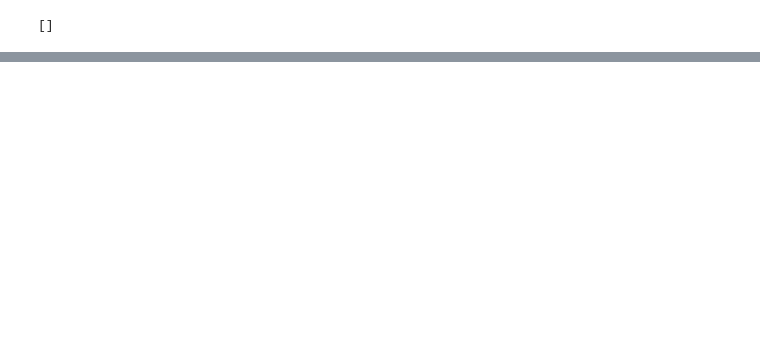
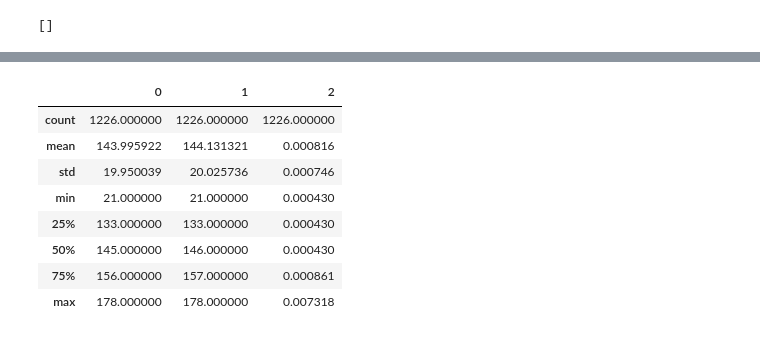
Before and after one commit to cplalexandtang/DataContest2019, a Jupyter notebook: Simulation.ipynb, the cells around one changed output, grey strips where cells are left out. Saved outputs shown, nothing was run; the diff lists cells and outputs as text; code cells hidden in the pictures; blank space fills up the shorter version.

```diff
--- a/Simulation.ipynb
+++ b/Simulation.ipynb
@@ -165,0 +168,29 @@ plt.plot()
+# %%
+import numpy as np
+
+count = 0
+channelList = list(channelMapper.values())
+channelList.append("其他")
+tMatrix = np.zeros((len(channelList), len(channelList)))
+npcList = np.array(cList).T
+for lis in npcList:
+    for i in range(len(lis)-1):
+        try:
+            x = channelList.index(lis[i])
+        except:
+            x = len(channelList)-1
+        try:
+            y = channelList.index(lis[i+1])
+        except:
+            y = len(channelList)-1
+
+        tMatrix[x][y] += 1
+        count += 1
+
+result = []
+_x, _y = np.nonzero(tMatrix)
+for i in range(_x.shape[0]):
+    result.append([_x[i], _y[i], tMatrix[_x[i]][_y[i]]/count])
+
+rdf = pd.DataFrame(result)
+rdf
@@ -165,0 +216,12 @@ plt.plot()
+# %%
+rdf.describe()
+# %% [output]
+|  | 0 | 1 | 2 |
+| count | 1226.000000 | 1226.000000 | 1226.000000 |
+| mean | 143.995922 | 144.131321 | 0.000816 |
+| std | 19.950039 | 20.025736 | 0.000746 |
+| min | 21.000000 | 21.000000 | 0.000430 |
+| 25% | 133.000000 | 133.000000 | 0.000430 |
+| 50% | 145.000000 | 146.000000 | 0.000430 |
+| 75% | 156.000000 | 157.000000 | 0.000861 |
+| max | 178.000000 | 178.000000 | 0.007318 |
```
Also changed, not shown: parts of 5 cells of this notebook.
